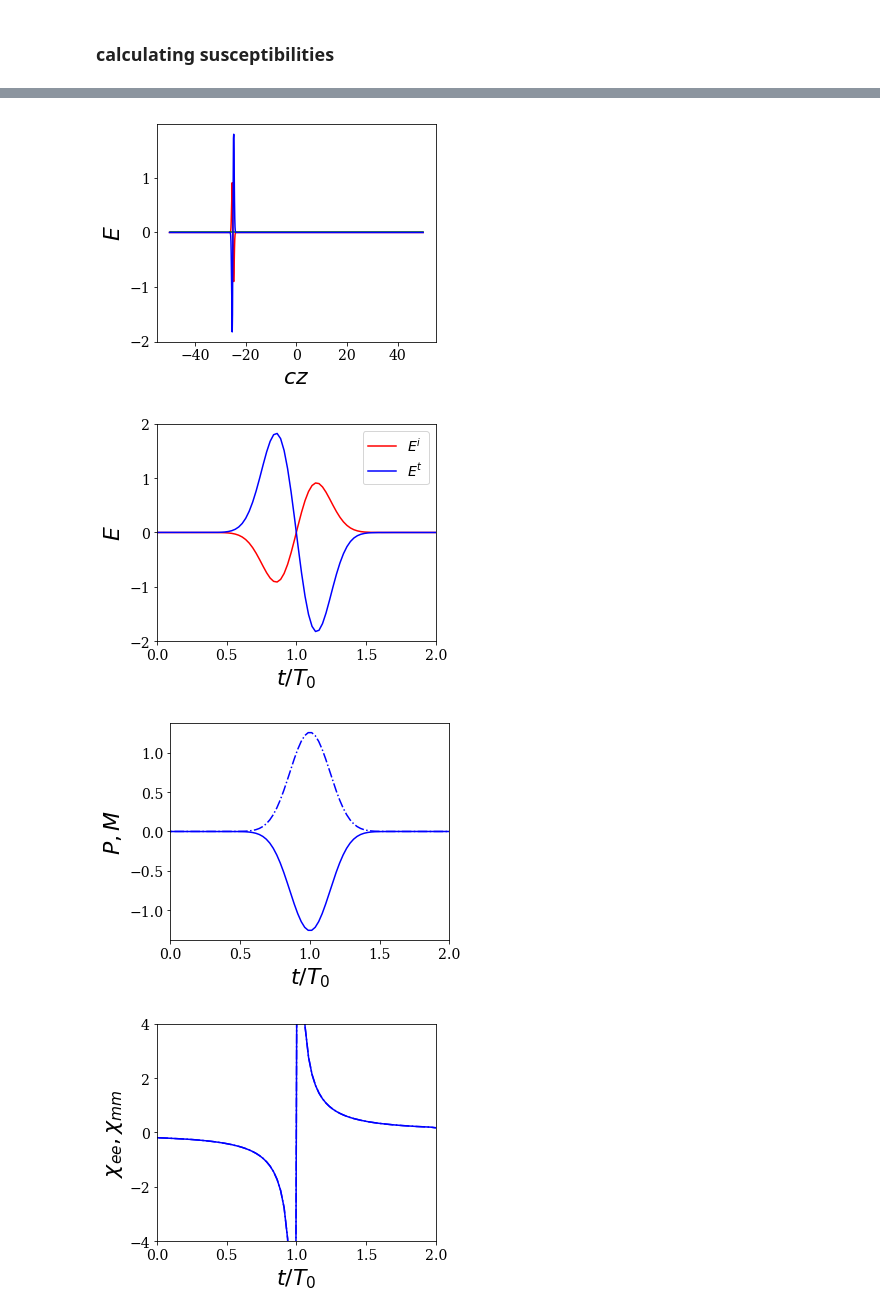
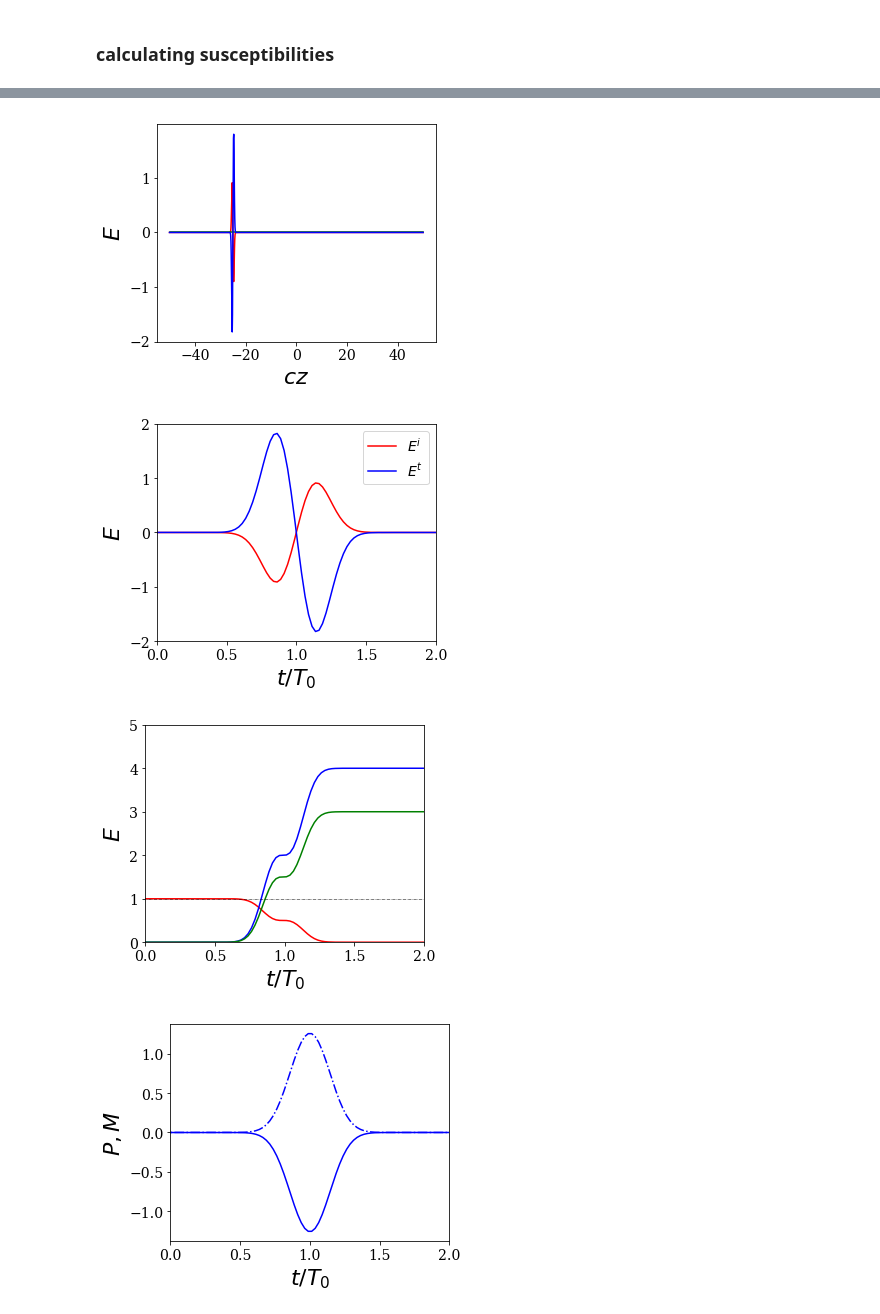
Before and after one commit to nimachm81/myPyCodes, a Jupyter notebook: GSTC - Time varying.ipynb, the cells around one changed output, grey strips where cells are left out. Drawn from its saved outputs; the diff is of its cells as text; code cells hidden in the pictures.

Commit message:
power added to gstc td time varying metasurface

```diff
--- a/GSTC - Time varying.ipynb
+++ b/GSTC - Time varying.ipynb
@@ -268,6 +268,31 @@ file_name = os.path.join(dir_name, 'fields_t_1d'+file_ext)
 plt.savefig(file_name, bbox_inches='tight', pad_inches=0.1)
 plt.show()
 
+_nt = len(E_i_z0)
+P_i_z0 = np.zeros(_nt)
+P_t_z0 = np.zeros(_nt)
+P_max = np.sum(E_i_z0**2)
+P_i_z0[0] = E_i_z0[0]**2
+P_t_z0[0] = E_t_z0[0]**2
+for i in range(1, _nt):
+    P_i_z0[i] = P_i_z0[i - 1] + E_i_z0[i]**2
+    P_t_z0[i] = P_t_z0[i - 1] + E_t_z0[i]**2
+P_i_z0 = P_max - P_i_z0
+P_m_z0 = P_t_z0 + P_i_z0 - P_max
+plt.plot(t_shifted/T_scale, P_i_z0/P_max, 'r', label='$P^i$')
+plt.plot(t_shifted/T_scale, P_t_z0/P_max, 'b', label='$P^t$')
+plt.plot(t_shifted/T_scale, P_m_z0/P_max, 'g', label='$P_M$')
+plt.plot(t_shifted/T_scale, (P_i_z0+P_t_z0-P_m_z0)/P_max, 'k-.', linewidth=0.5)
+plt.xlabel(r'$t/T_0$', fontsize=fs_lable)
+plt.ylabel(r'$E$', fontsize=fs_lable)
+#plt.legend()
+plt.xlim([0, 2])
+plt.ylim([0, 5])
+file_name = os.path.join(dir_name, 'power_t_1d'+file_ext)
+plt.savefig(file_name, bbox_inches='tight', pad_inches=0.1)
+plt.show()
+
+
 ms.GetPMXeeXmm(t)
 
 plt.plot(t_shifted/T_scale, ms.P_t, 'b')
@@ -360,32 +385,32 @@ for i in range(len(t_P_list)):
     #print('P:', P)
     plt.plot(t, P)
 
 plt.plot(ms.t, ms.P_t, 'r-.')
 plt.xlabel(r'$ct$', fontsize=fs_lable)
 plt.ylabel(r'$P$', fontsize=fs_lable)
 file_name = os.path.join(dir_name, 'P_res'+file_ext)
 plt.savefig(file_name)
 plt.show()
 
 t_M_list = ms.SolveM(dt_min=0.01)
 
 for i in range(len(t_M_list)):
     t, M = t_M_list[i]
     #M = M*(np.abs(M)<1.5)
     #print('M:', M)
     plt.plot(t, M)
 
 plt.plot(ms.t, ms.M_t, 'b-.')
 plt.xlabel(r'$ct$', fontsize=fs_lable)
 plt.ylabel(r'$M$', fontsize=fs_lable)
 file_name = os.path.join(dir_name, 'M_res'+file_ext)
 plt.savefig(file_name)
 plt.show()
 # %% [output]
 $$E_i : - 1.0 e^{- 9.0 \left(t - 1.0 z - 24.75\right)^{2}} + 1.0 e^{- 9.0 \left(t - 1.0 z - 25.25\right)^{2}}$$
 $$E_r : 0$$
 $$E_t : 2.0 e^{- 9.0 \left(t - 1.0 z - 24.75\right)^{2}} - 2.0 e^{- 9.0 \left(t - 1.0 z - 25.25\right)^{2}}$$
 [figure]
 [figure]
-[figure, old version]
+[figure, new version]
-[figure, old version]
+[figure, new version]
```
Also changed, not shown: parts of 1 cell of this notebook, 5 other files.
